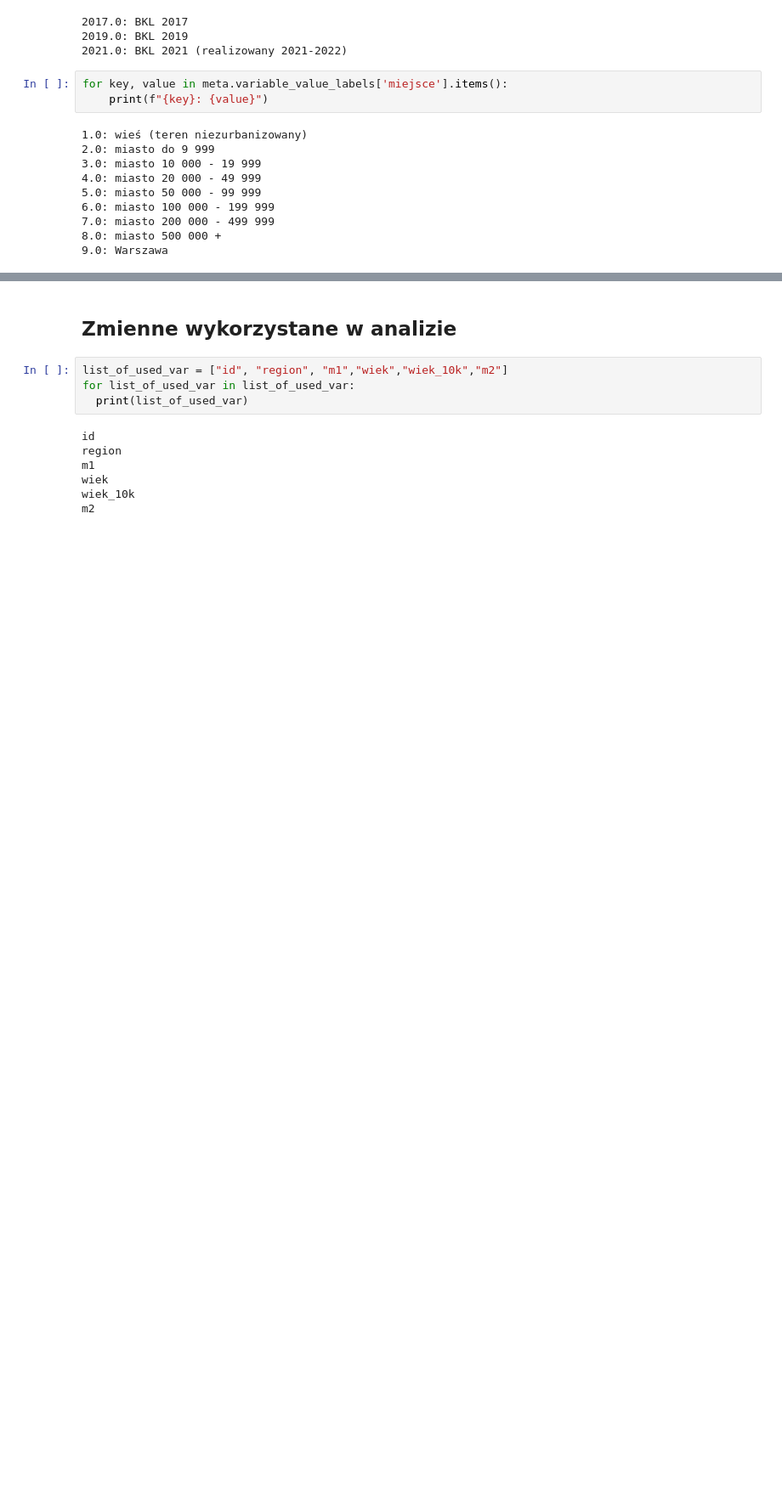
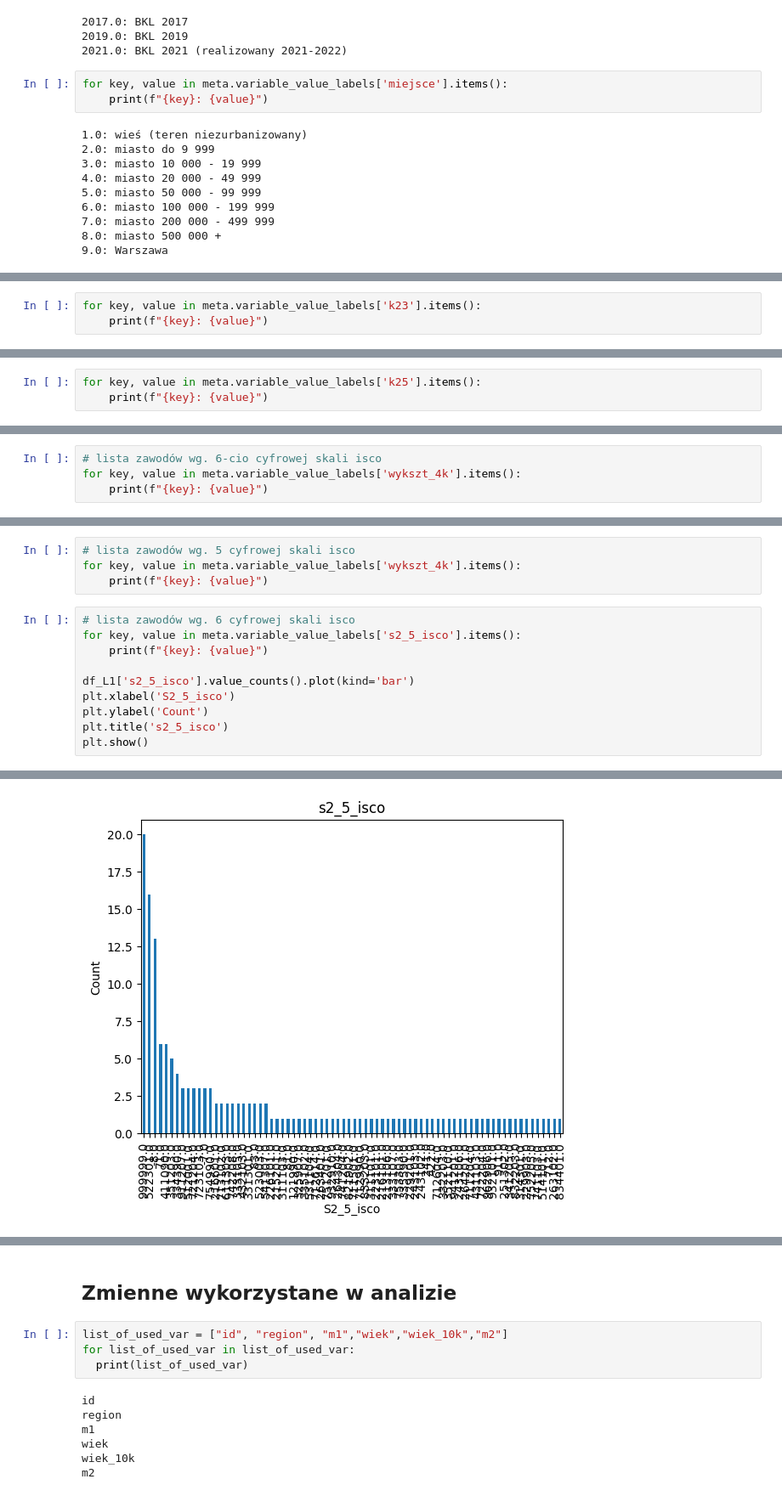
Before and after one commit to HelloSwiat/AGH_Analiza_Danych, a Jupyter notebook: Praca_zaliczeniowa_Analiza_Danych_w_Biznesie.ipynb, the cells around one changed output, grey strips where cells are left out. Shown at 85% size. Drawn from its saved outputs; the diff is of its cells as text; blank space fills up the shorter version.

```diff
--- a/Praca_zaliczeniowa_Analiza_Danych_w_Biznesie.ipynb
+++ b/Praca_zaliczeniowa_Analiza_Danych_w_Biznesie.ipynb
@@ -151,0 +240,3 @@ for key, value in meta.variable_value_labels['miejsce'].items():
+# %%
+for key, value in meta.variable_value_labels['k23'].items():
+    print(f"{key}: {value}")
@@ -151,0 +261,3 @@ for key, value in meta.variable_value_labels['miejsce'].items():
+# %%
+for key, value in meta.variable_value_labels['k25'].items():
+    print(f"{key}: {value}")
@@ -151,0 +306,4 @@ for key, value in meta.variable_value_labels['miejsce'].items():
+# %%
+# lista zawodów wg. 6-cio cyfrowej skali isco
+for key, value in meta.variable_value_labels['wykszt_4k'].items():
+    print(f"{key}: {value}")
@@ -151,0 +328,15 @@ for key, value in meta.variable_value_labels['miejsce'].items():
+# %%
+# lista zawodów wg. 5 cyfrowej skali isco
+for key, value in meta.variable_value_labels['wykszt_4k'].items():
+    print(f"{key}: {value}")
+# %%
+# lista zawodów wg. 6 cyfrowej skali isco
+for key, value in meta.variable_value_labels['s2_5_isco'].items():
+    print(f"{key}: {value}")
+
+df_L1['s2_5_isco'].value_counts().plot(kind='bar')
+plt.xlabel('S2_5_isco')
+plt.ylabel('Count')
+plt.title('s2_5_isco')
+plt.show()
+# %% [output]
@@ -151,0 +360 @@ for key, value in meta.variable_value_labels['miejsce'].items():
+[figure, added]
```
Also changed, not shown: parts of 51 cells of this notebook.
